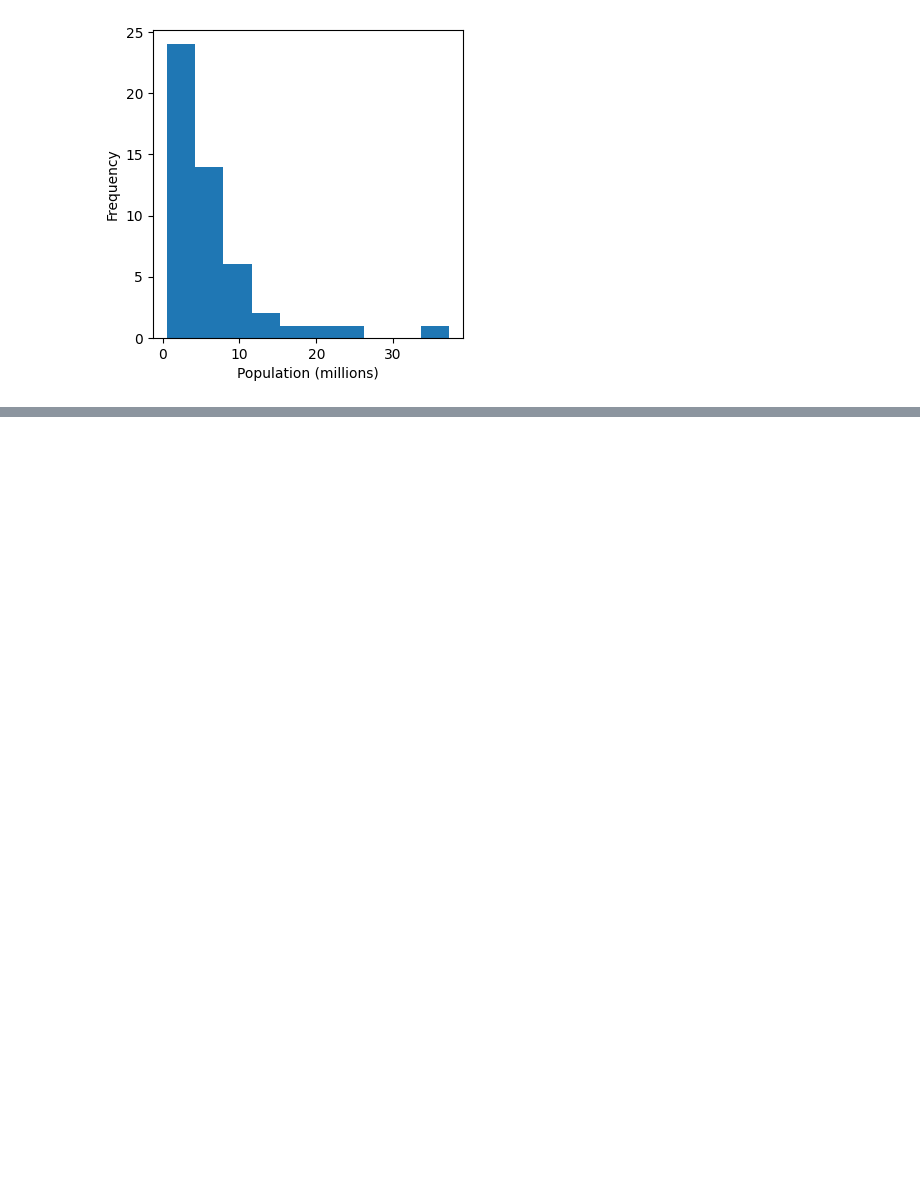
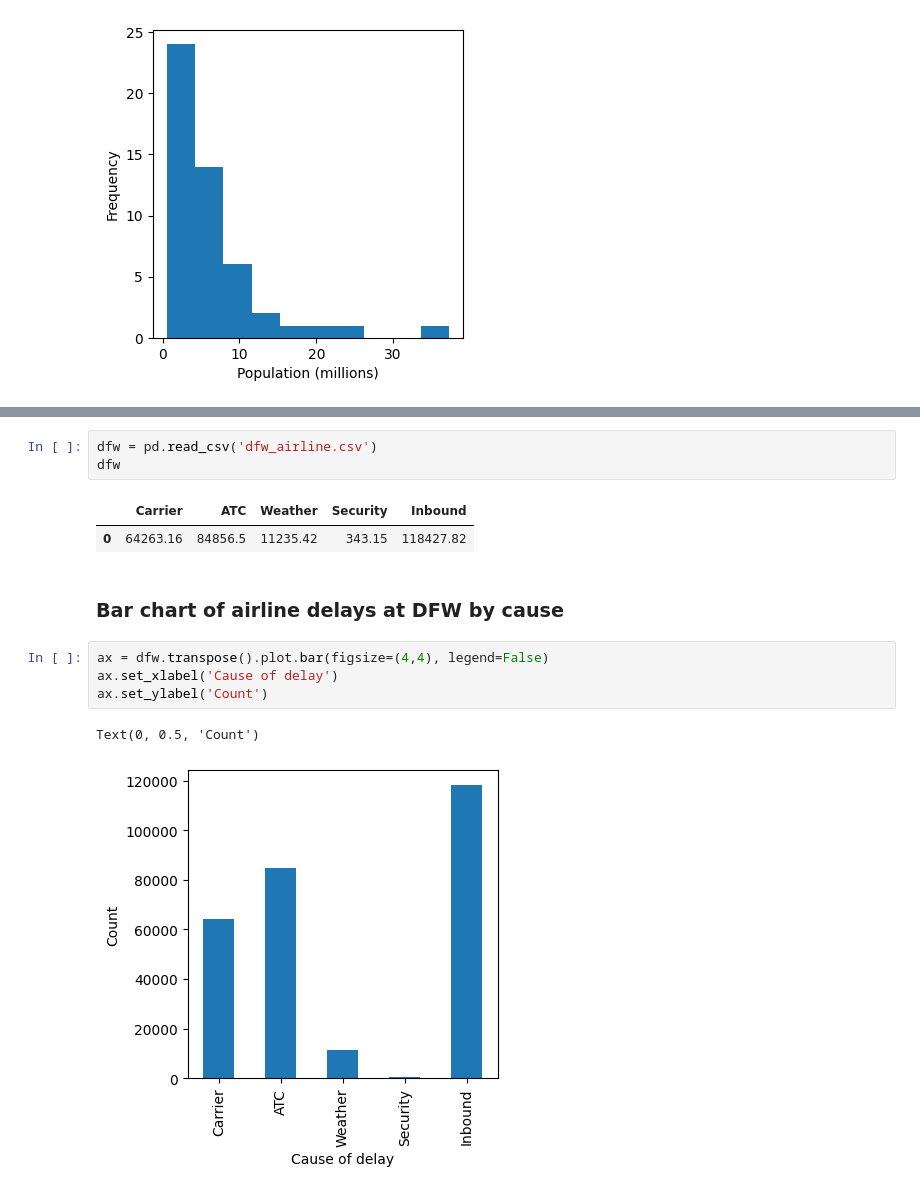
Before and after one commit to vikaschauhan734/practical_statistics_for_data_scientists, a Jupyter notebook: 01.ipynb, the cells around one changed output, grey strips where cells are left out. Drawn from its saved outputs; the diff is of its cells as text; blank space fills up the shorter version.

```diff
--- a/01.ipynb
+++ b/01.ipynb
@@ -112,0 +125,15 @@ Text(0.5, 0, 'Population (millions)')
+# %%
+dfw = pd.read_csv('dfw_airline.csv')
+dfw
+# %% [output]
+|  | Carrier | ATC | Weather | Security | Inbound |
+| 0 | 64263.16 | 84856.5 | 11235.42 | 343.15 | 118427.82 |
+# %% [markdown]
+### Bar chart of airline delays at DFW by cause
+# %%
+ax = dfw.transpose().plot.bar(figsize=(4,4), legend=False)
+ax.set_xlabel('Cause of delay')
+ax.set_ylabel('Count')
+# %% [output]
+Text(0, 0.5, 'Count')
+[figure, added]
```
Also changed, not shown: parts of 33 cells of this notebook, 5 other files.
